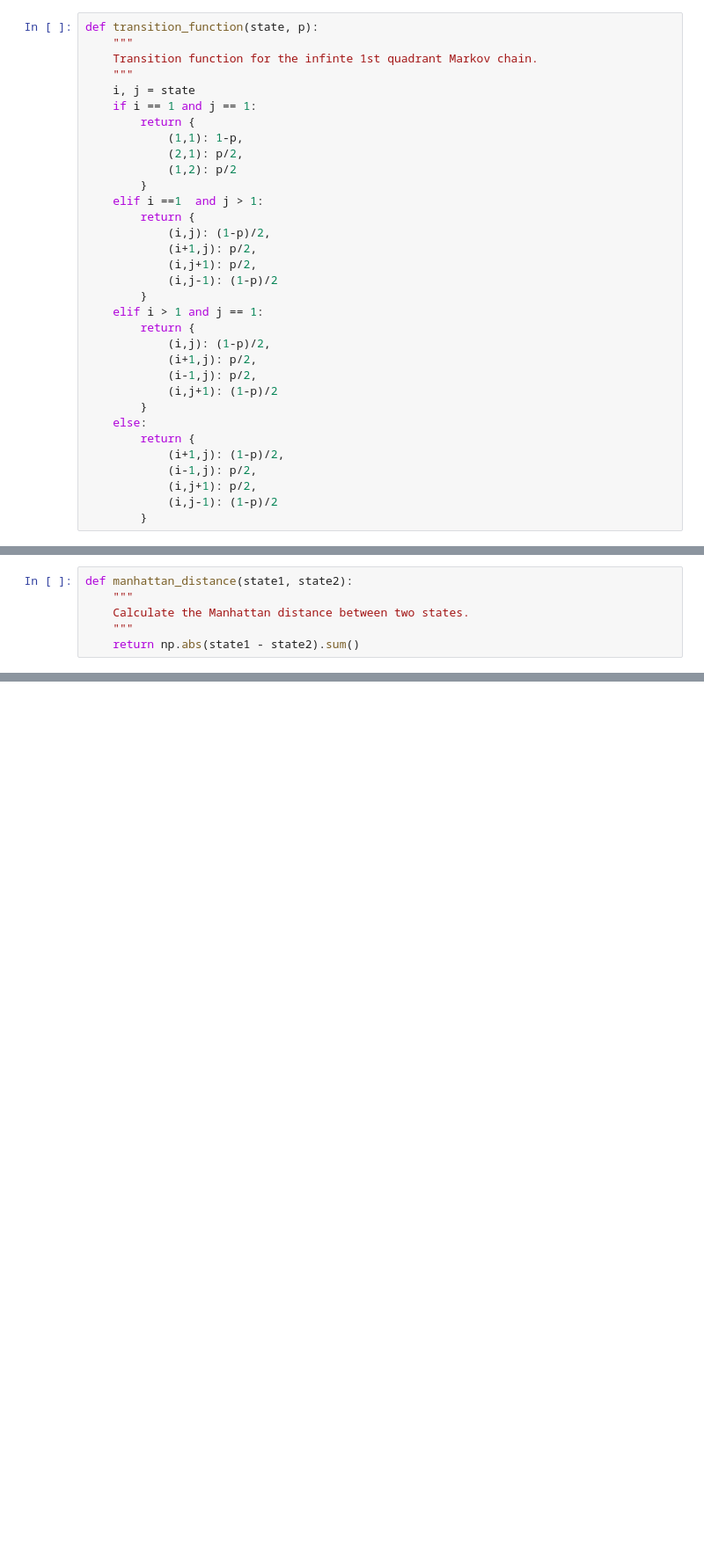
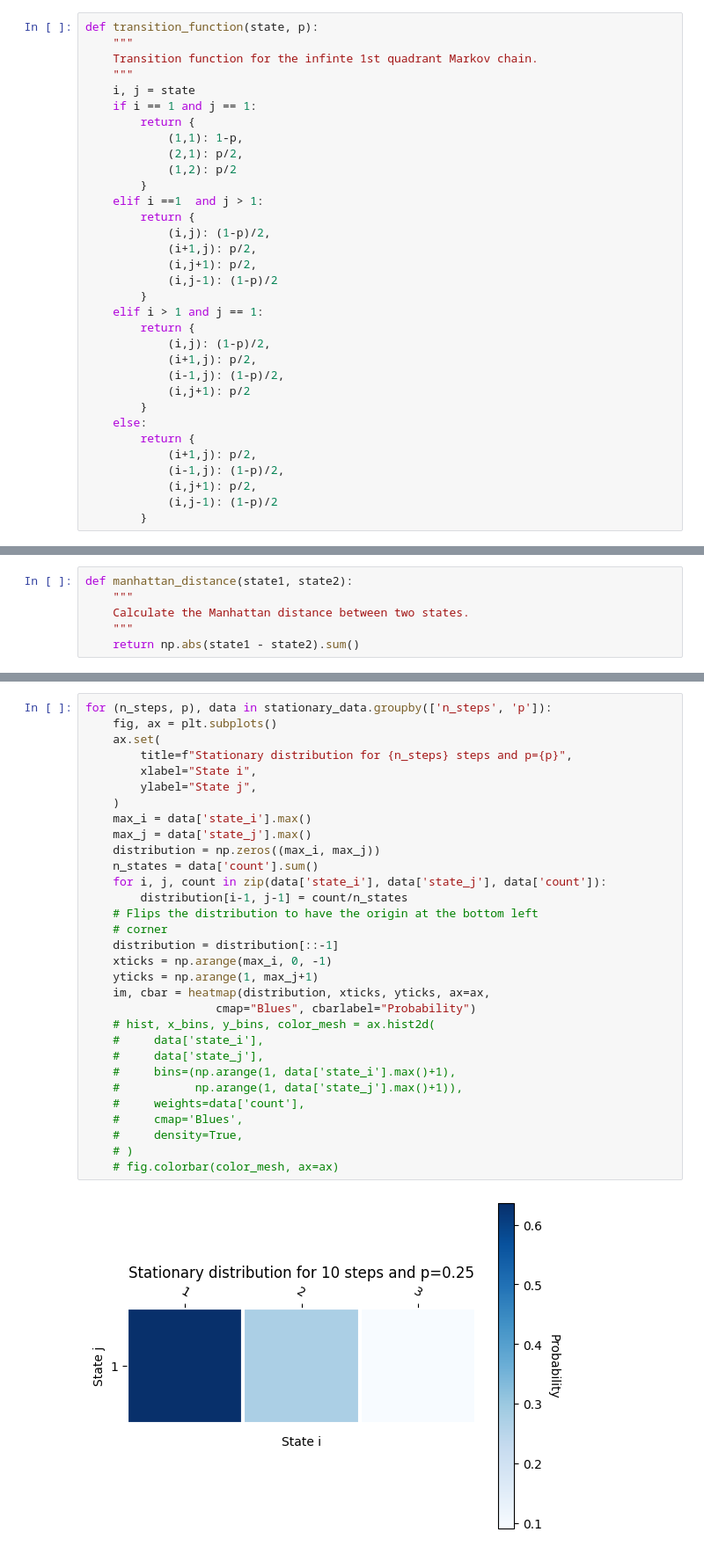
Before and after one commit to lucasbanunes/CPS767-monte-carlo-algorithms, a Jupyter notebook: list3/ex4.ipynb, the cells around one changed output, grey strips where cells are left out. Shown: that part at 88% size. Cells and saved outputs as stored; diff of their text form; blank space fills up the shorter version.

```diff
--- a/list3/ex4.ipynb
+++ b/list3/ex4.ipynb
@@ -28,13 +32,13 @@ def transition_function(state, p):
         return {
             (i,j): (1-p)/2,
             (i+1,j): p/2,
-            (i-1,j): p/2,
-            (i,j+1): (1-p)/2
+            (i-1,j): (1-p)/2,
+            (i,j+1): p/2
         }
     else:
         return {
-            (i+1,j): (1-p)/2,
-            (i-1,j): p/2,
+            (i+1,j): p/2,
+            (i-1,j): (1-p)/2,
             (i,j+1): p/2,
             (i,j-1): (1-p)/2
         }
@@ -68,0 +186,33 @@ def manhattan_distance(state1, state2):
+# %%
+for (n_steps, p), data in stationary_data.groupby(['n_steps', 'p']):
+    fig, ax = plt.subplots()
+    ax.set(
+        title=f"Stationary distribution for {n_steps} steps and p={p}",
+        xlabel="State i",
+        ylabel="State j",
+    )
+    max_i = data['state_i'].max()
+    max_j = data['state_j'].max()
+    distribution = np.zeros((max_i, max_j))
+    n_states = data['count'].sum()
+    for i, j, count in zip(data['state_i'], data['state_j'], data['count']):
+        distribution[i-1, j-1] = count/n_states
+    # Flips the distribution to have the origin at the bottom left
+    # corner
+    distribution = distribution[::-1]
+    xticks = np.arange(max_i, 0, -1)
+    yticks = np.arange(1, max_j+1)
+    im, cbar = heatmap(distribution, xticks, yticks, ax=ax,
+                   cmap="Blues", cbarlabel="Probability")
+    # hist, x_bins, y_bins, color_mesh = ax.hist2d(
+    #     data['state_i'],
+    #     data['state_j'],
+    #     bins=(np.arange(1, data['state_i'].max()+1),
+    #           np.arange(1, data['state_j'].max()+1)),
+    #     weights=data['count'],
+    #     cmap='Blues',
+    #     density=True,
+    # )
+    # fig.colorbar(color_mesh, ax=ax)
+# %% [output]
+[figure, added]
```
Also changed, not shown: parts of 11 cells of this notebook.
